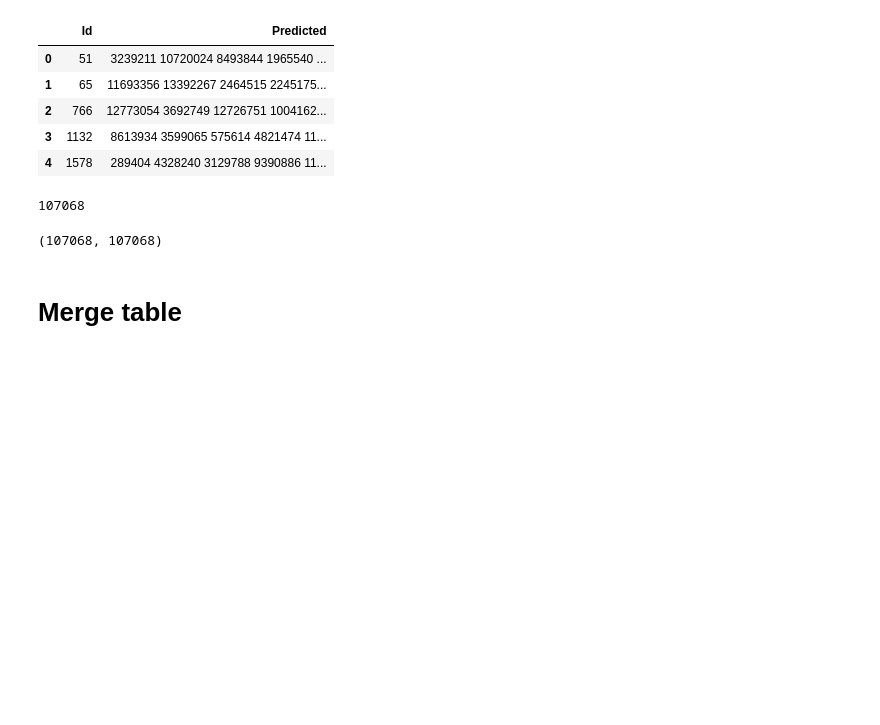
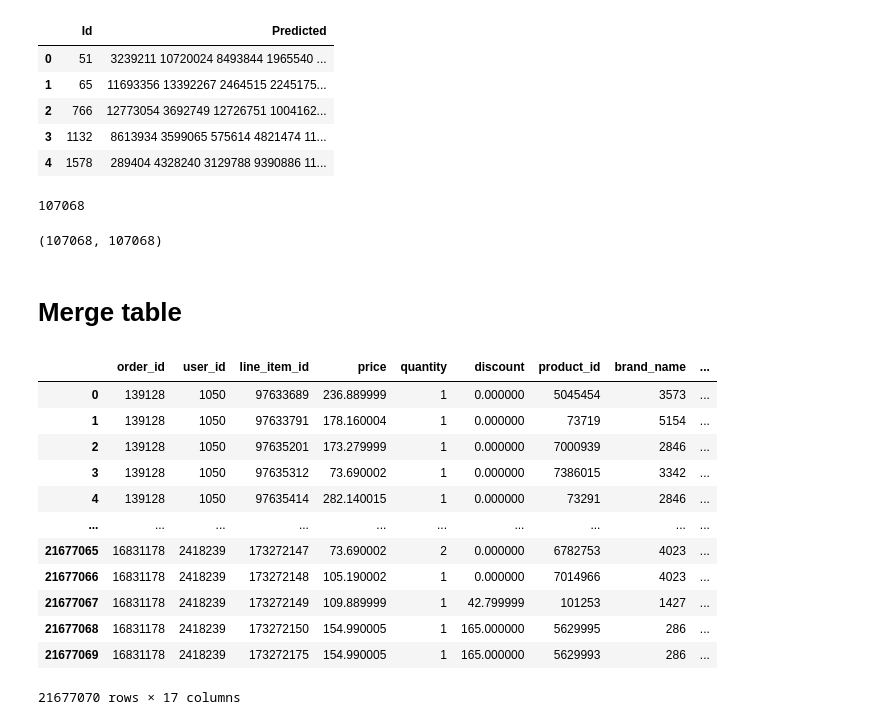
Before and after one commit to zakajd/sbermarket, a Jupyter notebook: EDA_Jamil.ipynb, the cells around one changed output. Cells and saved outputs as stored; diff of their text form; code cells hidden in the pictures; blank space fills up the shorter version.

```diff
--- a/EDA_Jamil.ipynb
+++ b/EDA_Jamil.ipynb
@@ -151,3 +151,19 @@ len(submission_df), submission_df["Id"].nunique()
 (107068, 107068)
 # %% [markdown]
 # Merge table
+# %%
+merged_df.reset_index()
+# %% [output]
+|  | order_id | user_id | line_item_id | price | quantity | discount | product_id | brand_name | ... |
+| 0 | 139128 | 1050 | 97633689 | 236.889999 | 1 | 0.000000 | 5045454 | 3573 | ... |
+| 1 | 139128 | 1050 | 97633791 | 178.160004 | 1 | 0.000000 | 73719 | 5154 | ... |
+| 2 | 139128 | 1050 | 97635201 | 173.279999 | 1 | 0.000000 | 7000939 | 2846 | ... |
+| 3 | 139128 | 1050 | 97635312 | 73.690002 | 1 | 0.000000 | 7386015 | 3342 | ... |
+| 4 | 139128 | 1050 | 97635414 | 282.140015 | 1 | 0.000000 | 73291 | 2846 | ... |
+| ... | ... | ... | ... | ... | ... | ... | ... | ... | ... |
+| 21677065 | 16831178 | 2418239 | 173272147 | 73.690002 | 2 | 0.000000 | 6782753 | 4023 | ... |
+| 21677066 | 16831178 | 2418239 | 173272148 | 105.190002 | 1 | 0.000000 | 7014966 | 4023 | ... |
+| 21677067 | 16831178 | 2418239 | 173272149 | 109.889999 | 1 | 42.799999 | 101253 | 1427 | ... |
+| 21677068 | 16831178 | 2418239 | 173272150 | 154.990005 | 1 | 165.000000 | 5629995 | 286 | ... |
+| 21677069 | 16831178 | 2418239 | 173272175 | 154.990005 | 1 | 165.000000 | 5629993 | 286 | ... |
+21677070 rows × 17 columns
```
Also changed, not shown: parts of 4 cells of this notebook, 3 other files.
